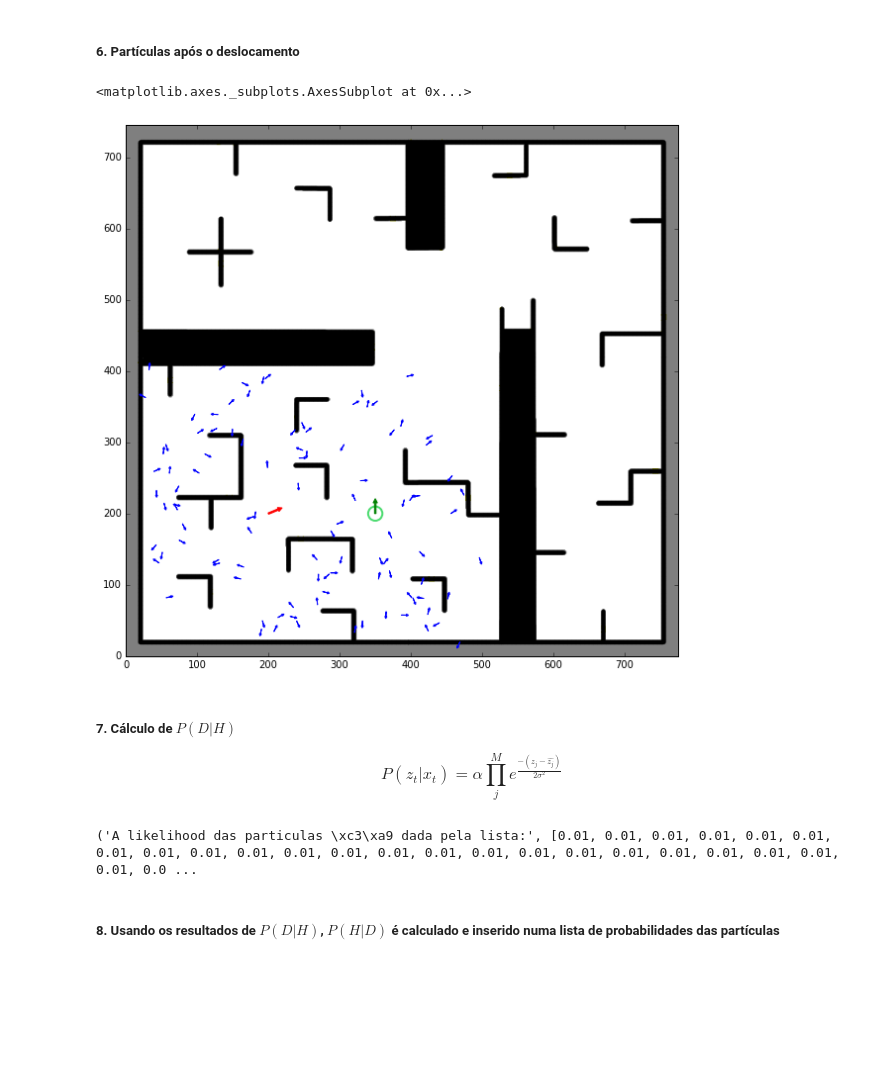
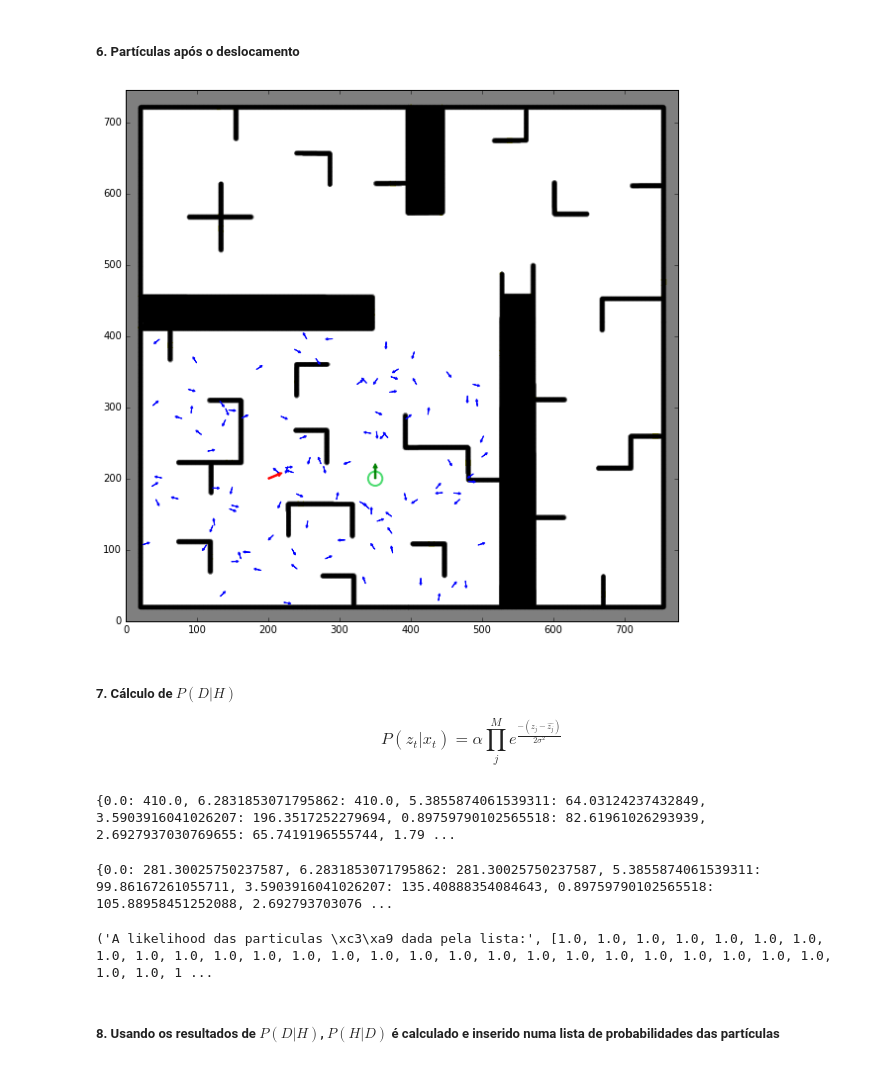
Before and after one commit to ruhman/particle_filter, a Jupyter notebook: particle_filter/jupyter_particle/particula_pericles.ipynb, the cells around one changed output. Cells and saved outputs as stored; diff of their text form; code cells hidden in the pictures; blank space fills up the shorter version.

```diff
--- a/particle_filter/jupyter_particle/particula_pericles.ipynb
+++ b/particle_filter/jupyter_particle/particula_pericles.ipynb
@@ -88,7 +88,7 @@ inspercles.nb_draw_map(color_image, pose=pose, robot=True)
 #### 1. Função que gera n partículas aleatórias distribuidas uniformemente dentro de uma área minx, miny, maxx, maxy.
 # %%
 #var_theta = math.pi/3
-def nb_initialize_particle_cloud(pose, minx, maxx, miny, maxy, var_theta, n):
+def gerador_particulas(pose, minx, maxx, miny, maxy, var_theta, n):
     particle_cloud = []
     s = pose
     for i in range(n):
@@ -99,7 +99,7 @@ def nb_initialize_particle_cloud(pose, minx, maxx, miny, maxy, var_theta, n):
         particle_cloud.append(p)
     return particle_cloud
 # %%
-particulas = nb_initialize_particle_cloud(pose, minx=20, maxx=500, miny=20, maxy=400, var_theta = math.pi/3, n=100)
+particulas = gerador_particulas(pose, minx=20, maxx=500, miny=20, maxy=400, var_theta = math.pi/3, n=100)
 # %% [markdown]
 ##### 2. Desenha as partículas geradas
 # %%
@@ -171,48 +171,63 @@ def deslocamento(particulas, delta, std):
 ##### 6. Partículas após o deslocamento
 # %%
 inspercles.nb_draw_map(color_image, particles = deslocamento(particulas,[2,3,4],[1,3,2]), initial_position = initial_pose, pose=pose, robot=True)
+lidar_map = np.copy(np_image)
+retorno_lidar_robo = np.copy(lidar_map)
 # %% [output]
-<matplotlib.axes._subplots.AxesSubplot at 0x...>
-[figure, old version]
+[figure, new version]
 # %% [markdown]
 ##### 7. Cálculo de $P(D|H)$
 $$P(z_t | x_t) = \alpha \prod_{j}^M{e^{\frac{-(z_j - \hat{z_j})}{2\sigma^2}}}$$
+# %%
+z_real, lidar_map = inspercles.nb_simulate_lidar(pose, angles, np_image, retorno = retorno_lidar_robo)
+print(z_real)
+# %% [output]
+{0.0: 410.0, 6.2831853071795862: 410.0, 5.3855874061539311: 64.03124237432849, 3.5903916041026207: 196.3517252279694, 0.89759790102565518: 82.61961026293939, 2.6927937030769655: 65.7419196555744, 1.79 ...
+# %%
+zj_chapeu, imagem = inspercles.nb_simulate_lidar([i.x,i.y,i.theta], angles, np_image, retorno = retorno_lidar_particulas, output_image = False)
+print(zj_chapeu)
+# %% [output]
+{0.0: 281.30025750237587, 6.2831853071795862: 281.30025750237587, 5.3855874061539311: 99.86167261055711, 3.5903916041026207: 135.40888354084643, 0.89759790102565518: 105.88958451252088, 2.692793703076 ...
 # %%
 #Zt: posicao leituras
 #Xt: vetor [z,y,teta]
+
 #alfa: constate de normalizacao
-#zj_chapeu = nb_simulate_lida()
+#zj_chapeu = nb_simulate_lidar()
 #zj = leituras
 #norm.pdf(zj, loc=zj_chapeu, scale = scn)
 
+retorno_lidar_robo = np.copy(lidar_map)
+retorno_lidar_particulas = np.copy(lidar_map)
 
 produtos =[]
-sigma =5
+sigma = 5
 
 # Simula a leitura do lidar
-leituras, lidar_map = inspercles.nb_simulate_lidar(pose, angles, np_image)
+z_real, lidar_map = inspercles.nb_simulate_lidar(pose, angles, np_image, retorno = retorno_lidar_robo)
 
 for i in particulas:
-    zj_chapeu = inspercles.nb_simulate_lidar([i.x,i.y,i.theta], angles, np_image)[0]
+    #zj_chapeu = inspercles.nb_simulate_lidar([i.x,i.y,i.theta], angles, np_image)[0]
+    zj_chapeu, imagem = inspercles.nb_simulate_lidar([i.x,i.y,i.theta], angles, np_image, retorno = retorno_lidar_particulas, output_image = False)
     P2 = 1
 
-    for j in range (len(leituras)):
-        P1 = math.e**(-(leituras.keys()[0]-zj_chapeu.keys()[0])/2*(sigma**2))
-        P2 *= P1
-    produtos.append(P2)
+    for j in range (len(z_real)):
+        P1 = math.exp(((-(z_real.keys()[0]-zj_chapeu.keys()[0]))/2*(sigma**2)))
+        #P2 *= P1
+    produtos.append(P1)
 
-# P*alfa = 1
-soma = sum(produtos)
-alpha = 1/soma
+#P*alfa = 1
+# soma = sum(produtos)
+# alpha = 1/soma
 
-lista_final = []
-for j in produtos:
-    j *= alpha
-    lista_final.append(j)
+# lista_final = []
+# for j in produtos:
+#     j *= alpha
+#     lista_final.append(j)
 
-print("A likelihood das particulas é dada pela lista:",lista_final)
+print("A likelihood das particulas é dada pela lista:",produtos)
 # %% [output]
-('A likelihood das particulas \xc3\xa9 dada pela lista:', [0.01, 0.01, 0.01, 0.01, 0.01, 0.01, 0.01, 0.01, 0.01, 0.01, 0.01, 0.01, 0.01, 0.01, 0.01, 0.01, 0.01, 0.01, 0.01, 0.01, 0.01, 0.01, 0.01, 0.0 ...
+('A likelihood das particulas \xc3\xa9 dada pela lista:', [1.0, 1.0, 1.0, 1.0, 1.0, 1.0, 1.0, 1.0, 1.0, 1.0, 1.0, 1.0, 1.0, 1.0, 1.0, 1.0, 1.0, 1.0, 1.0, 1.0, 1.0, 1.0, 1.0, 1.0, 1.0, 1.0, 1.0, 1.0, 1 ...
 # %% [markdown]
 ##### 8. Usando os resultados de $P(D|H)$, $P(H|D)$ é calculado e inserido numa lista de probabilidades das partículas
 # %%
```
Also changed, not shown: parts of 4 cells of this notebook, 40 other files.
